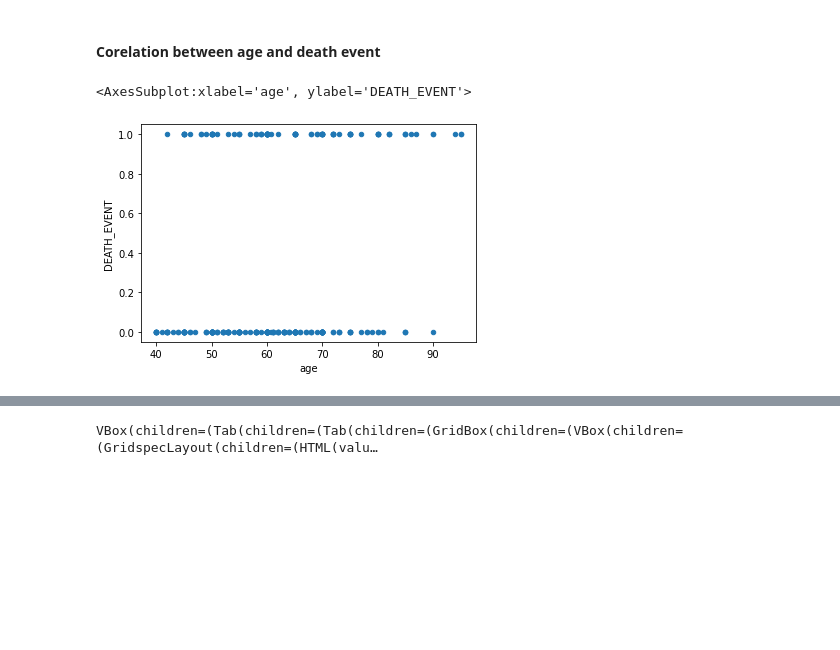
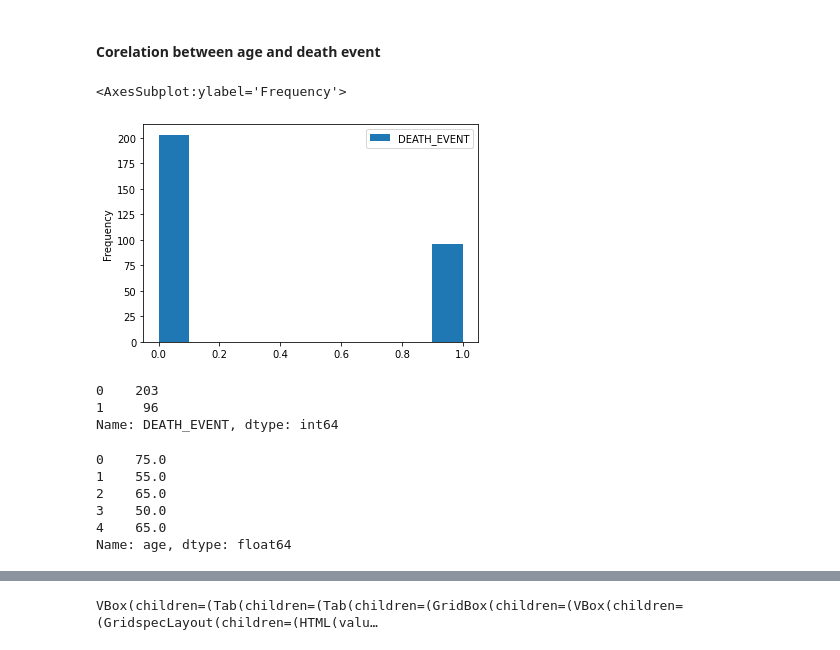
Before and after one commit to jharvey407/CapstoneTwo, a Jupyter notebook: Heart Failure Profiling.ipynb, the cells around one changed output, grey strips where cells are left out. Drawn from its saved outputs; the diff is of its cells as text; code cells hidden in the pictures; blank space fills up the shorter version.

Commit message:
Added Death Age Histogram

```diff
--- a/Heart Failure Profiling.ipynb
+++ b/Heart Failure Profiling.ipynb
@@ -100,7 +105,13 @@ plt.subplots_adjust(hspace=.75);
 # %% [markdown]
 #### Corelation between age and death event
 # %%
-heart_data.plot(x='age', y='DEATH_EVENT', kind='scatter')
+heart_data.plot(x='age', y='DEATH_EVENT', kind='hist')
 # %% [output]
-<AxesSubplot:xlabel='age', ylabel='DEATH_EVENT'>
+<AxesSubplot:ylabel='Frequency'>
-[figure, old version]
+[figure, new version]
+# %%
+heart_data['DEATH_EVENT'].value_counts()
+# %% [output]
+0    203
+1     96
+Name: DEATH_EVENT, dtype: int64
@@ -106,0 +120,9 @@ heart_data.plot(x='age', y='DEATH_EVENT', kind='scatter')
+# %%
+death_age.head()
+# %% [output]
+0    75.0
+1    55.0
+2    65.0
+3    50.0
+4    65.0
+Name: age, dtype: float64
```
Also changed, not shown: parts of 4 cells of this notebook.
